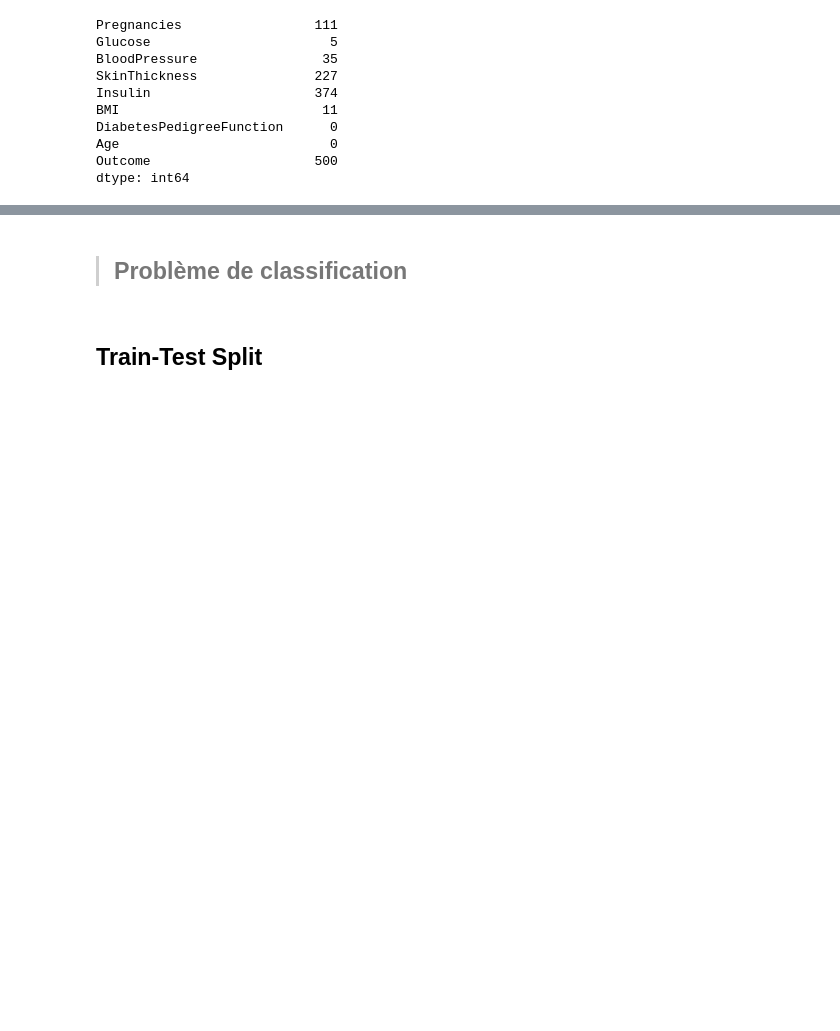
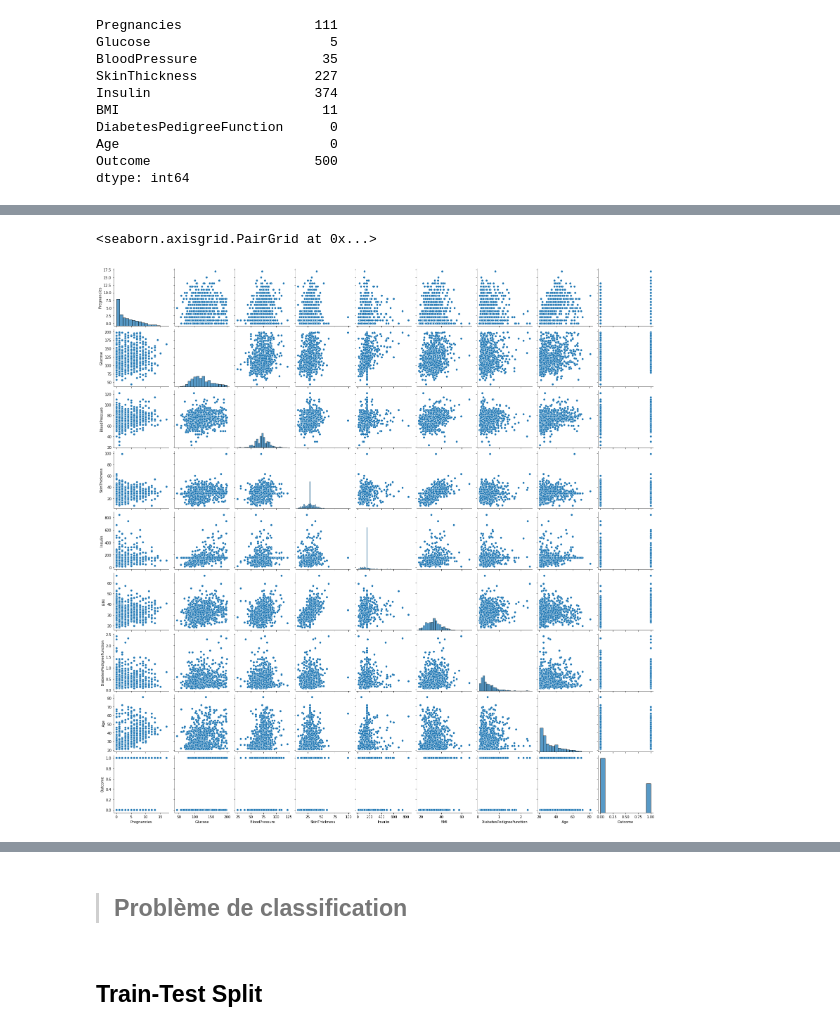
Before and after one commit to JeremCab/ModelisationMathBUT, a Jupyter notebook: TP/0_IntroSKL_CORR.ipynb, the cells around one changed output, grey strips where cells are left out. Cells and saved outputs as stored; diff of their text form; code cells hidden in the pictures; blank space fills up the shorter version.

```diff
--- a/TP/0_IntroSKL_CORR.ipynb
+++ b/TP/0_IntroSKL_CORR.ipynb
@@ -215,0 +205,6 @@ plt.plot()
+# %%
+# pairwise correlations
+sns.pairplot(df)
+# %% [output]
+<seaborn.axisgrid.PairGrid at 0x...>
+[figure, added]
```
Also changed, not shown: parts of 45 cells of this notebook, 1 other file.
